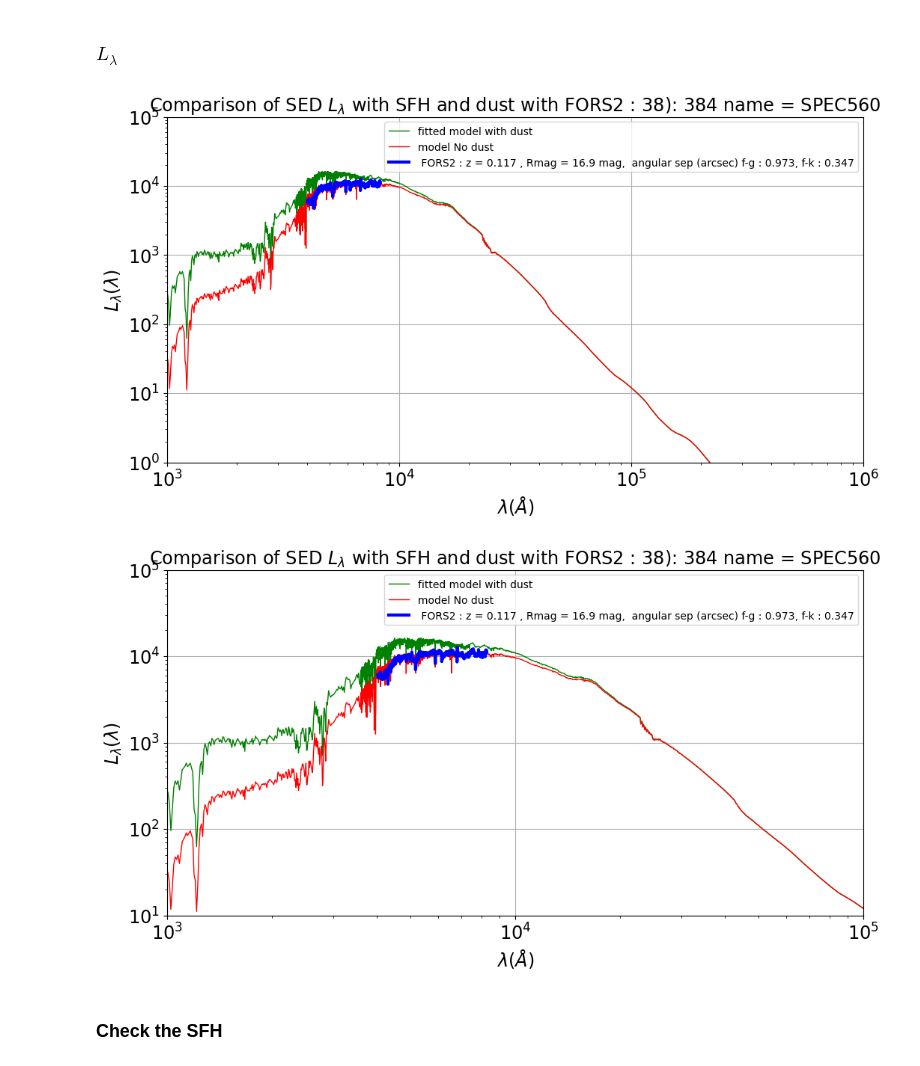
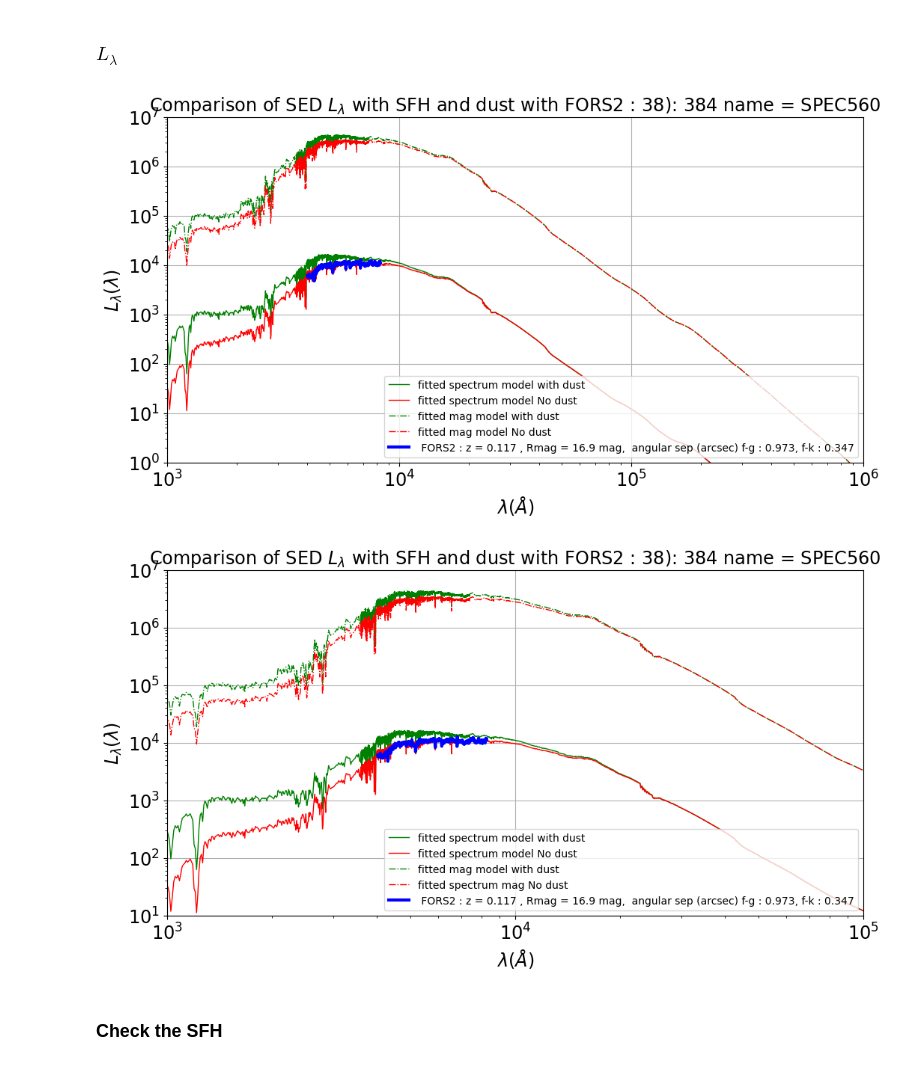
Before and after one commit to sylvielsstfr/Fors2ToStellarPopSynthesis, a Jupyter notebook: examples/examples_comparedatamodel/FitJAXOpt_SEDModel_OneDataSpectrumPhotom.ipynb, the cells around one changed output. Drawn from its saved outputs; the diff is of its cells as text; code cells hidden in the pictures.

```diff
--- a/examples/examples_comparedatamodel/FitJAXOpt_SEDModel_OneDataSpectrumPhotom.ipynb
+++ b/examples/examples_comparedatamodel/FitJAXOpt_SEDModel_OneDataSpectrumPhotom.ipynb
@@ -1481,4 +1477,5 @@ len(params)
 # %%
-dict_params_fitted = paramslist_to_dict(params,param_names_flat)
+dict_params_fitted_s = paramslist_to_dict(params_s,param_names_flat)
+dict_params_fitted_m = paramslist_to_dict(params_m,param_names_flat)
 # %% [output]
 [('MAH_lgmO', Array(11.35365564, dtype=float64)), ('MAH_logtc', Array(0.04, dtype=float64)), ('MAH_early_index', Array(1., dtype=float64)), ('MAH_late_index', Array(0.5, dtype=float64)), ('MS_lgmcrit' ...
@@ -1505,2 +1485,5 @@ OrderedDict([('MAH_lgmO', Array(11.35365564, dtype=float64)),
 # %%
-dict_params_fitted_nodust = copy.deepcopy(dict_params_fitted)
+dict_params_fitted_nodust_s = copy.deepcopy(dict_params_fitted_s)
+dict_params_fitted_nodust_s["Av"] = 0
+dict_params_fitted_nodust_m = copy.deepcopy(dict_params_fitted_m)
+dict_params_fitted_nodust_m["Av"] = 0
@@ -1509,6 +1490,8 @@ dict_params_fitted_nodust["Av"] = 0
 # %%
-Y_fit = mean_spectrum(ssp_data.ssp_wave, dict_params_fitted)
-Y_fit_nodust = mean_spectrum(ssp_data.ssp_wave, dict_params_fitted_nodust)
+Y_fit_s = mean_spectrum(ssp_data.ssp_wave, dict_params_fitted_s)
+Y_fit_nodust_s = mean_spectrum(ssp_data.ssp_wave, dict_params_fitted_nodust_s)
+Y_fit_m = mean_spectrum(ssp_data.ssp_wave, dict_params_fitted_m)
+Y_fit_nodust_m = mean_spectrum(ssp_data.ssp_wave, dict_params_fitted_nodust_m)
 # %% [markdown]
 ### $L_\nu$
 # %%
@@ -1533,47 +1520,58 @@ ax.grid()
 # %% [markdown]
 ### $L_\lambda$
 # %%
-YL_fit = Y_fit*3e18/(ssp_data.ssp_wave)**2
-YL_fit_nodust = Y_fit_nodust*3e18/(ssp_data.ssp_wave)**2
+YL_fit_s = Y_fit_s*3e18/(ssp_data.ssp_wave)**2
+YL_fit_nodust_s = Y_fit_nodust_s*3e18/(ssp_data.ssp_wave)**2
+
+YL_fit_m = Y_fit_m*3e18/(ssp_data.ssp_wave)**2
+YL_fit_nodust_m = Y_fit_nodust_m*3e18/(ssp_data.ssp_wave)**2
+
 YL = Yspec_data*3e18/Xspec_data**2
 # %%
 fig, ax = plt.subplots(1, 1)
 __=ax.loglog()
 __=ax.set_xlim(1e3,1e6)
-__=ax.set_ylim(1e0,1e5)
+__=ax.set_ylim(1e0,1e7)
 ax.set_xlabel("$\lambda (\\AA)$")
 ax.set_ylabel("$L_\lambda(\lambda)$")
 
-ax.plot(ssp_data.ssp_wave,YL_fit_nodust,'-',color='green',lw=1,label="fitted model with dust")
-ax.plot(ssp_data.ssp_wave,YL_fit,'-',color='red',lw=1,label="model No dust")
+ax.plot(ssp_data.ssp_wave,YL_fit_nodust_s,'-',color='green',lw=1,label="fitted spectrum model with dust")
+ax.plot(ssp_data.ssp_wave,YL_fit_s,'-',color='red',lw=1,label="fitted spectrum model No dust")
+
+ax.plot(ssp_data.ssp_wave,YL_fit_nodust_m,'-.',color='green',lw=1,label="fitted mag model with dust")
+ax.plot(ssp_data.ssp_wave,YL_fit_m,'-.',color='red',lw=1,label="fitted mag model No dust")
+
+
 ax.plot(Xspec_data,YL,'b-',lw=3,label=the_label_data)
 
 
 title = "Comparison of SED $L_\\lambda$ with SFH and dust with " + title_data
 ax.set_title(title)
-ax.legend()
+ax.legend(loc="lower right")
 ax.grid()
 # %% [output]
-[figure, old version]
+[figure, new version]
 # %%
 fig, ax = plt.subplots(1, 1)
 __=ax.loglog()
 __=ax.set_xlim(1e3,1e5)
-__=ax.set_ylim(1e1,1e5)
+__=ax.set_ylim(1e1,1e7)
 ax.set_xlabel("$\lambda (\\AA)$")
 ax.set_ylabel("$L_\lambda(\lambda)$")
 
-ax.plot(ssp_data.ssp_wave,YL_fit_nodust,'-',color='green',lw=1,label="fitted model with dust")
-ax.plot(ssp_data.ssp_wave,YL_fit,'-',color='red',lw=1,label="model No dust")
+ax.plot(ssp_data.ssp_wave,YL_fit_nodust_s,'-',color='green',lw=1,label="fitted spectrum model with dust")
+ax.plot(ssp_data.ssp_wave,YL_fit_s,'-',color='red',lw=1,label="fitted spectrum model No dust")
+ax.plot(ssp_data.ssp_wave,YL_fit_nodust_m,'-.',color='green',lw=1,label="fitted mag model with dust")
+ax.plot(ssp_data.ssp_wave,YL_fit_m,'-.',color='red',lw=1,label="fitted spectrum mag No dust")
+
 ax.plot(Xspec_data,YL,'b-',lw=3,label=the_label_data)
-
 
 title = "Comparison of SED $L_\\lambda$ with SFH and dust with " + title_data
 ax.set_title(title)
-ax.legend()
+ax.legend(loc="lower right")
 ax.grid()
 # %% [output]
-[figure, old version]
+[figure, new version]
 # %% [markdown]
 ### Check the SFH
 # %%
```
Also changed, not shown: parts of 10 cells of this notebook.
